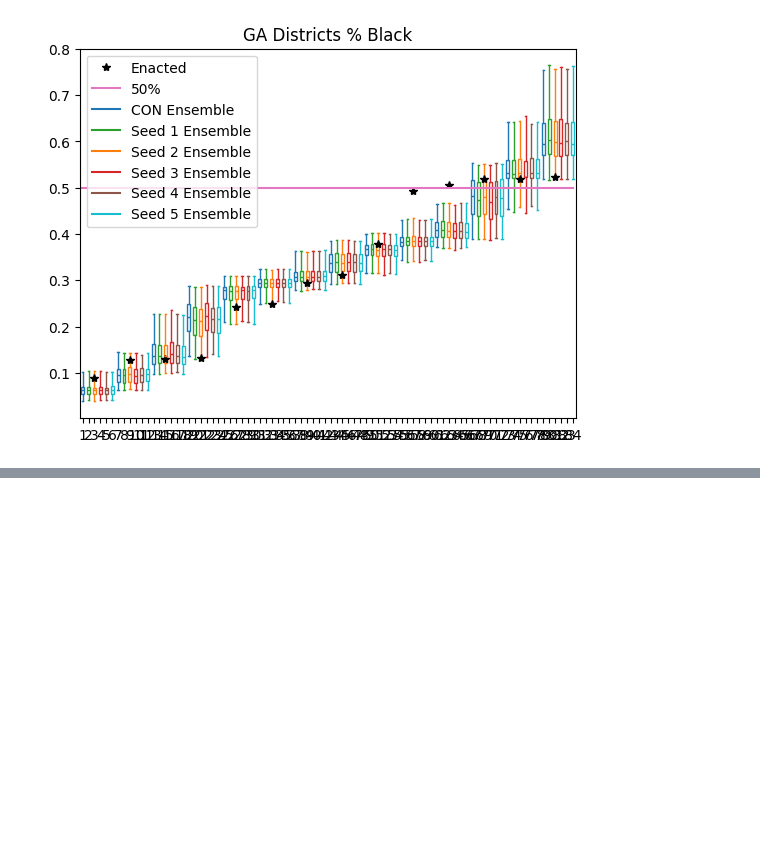
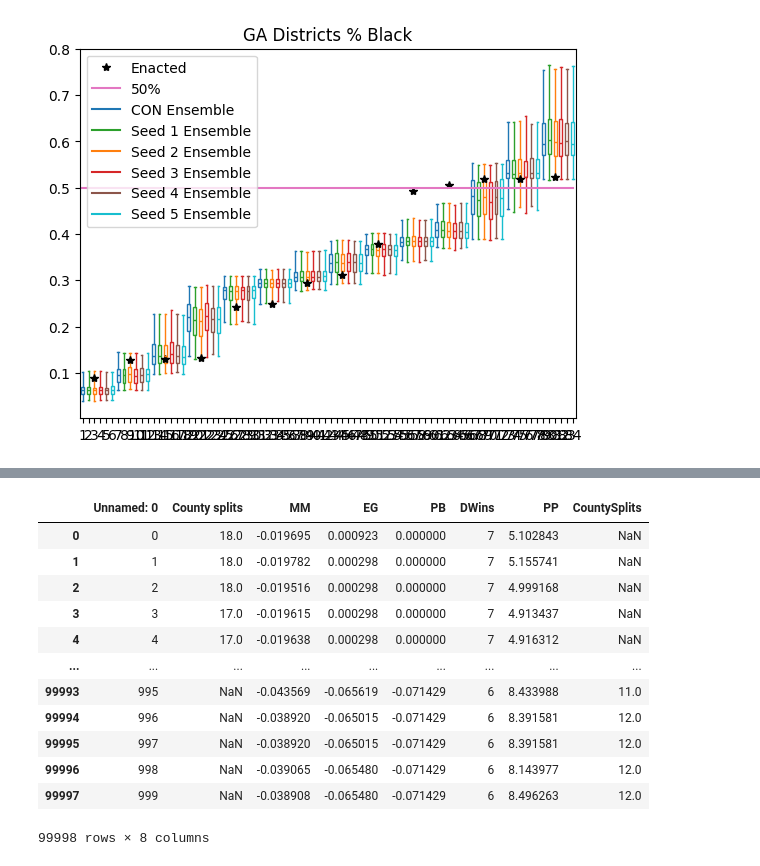
Before and after one commit to angela-moon/vra-analysis-south, a Jupyter notebook: GA/GA_Process_Ensemble_Outputs.ipynb, the cells around one changed output, grey strips where cells are left out. Saved outputs shown, nothing was run; the diff lists cells and outputs as text; code cells hidden in the pictures; blank space fills up the shorter version.

```diff
--- a/GA/GA_Process_Ensemble_Outputs.ipynb
+++ b/GA/GA_Process_Ensemble_Outputs.ipynb
@@ -563,0 +868,16 @@ plt.show()
+# %%
+df3
+# %% [output]
+|  | Unnamed: 0 | County splits | MM | EG | PB | DWins | PP | CountySplits |
+| 0 | 0 | 18.0 | -0.019695 | 0.000923 | 0.000000 | 7 | 5.102843 | NaN |
+| 1 | 1 | 18.0 | -0.019782 | 0.000298 | 0.000000 | 7 | 5.155741 | NaN |
+| 2 | 2 | 18.0 | -0.019516 | 0.000298 | 0.000000 | 7 | 4.999168 | NaN |
+| 3 | 3 | 17.0 | -0.019615 | 0.000298 | 0.000000 | 7 | 4.913437 | NaN |
+| 4 | 4 | 17.0 | -0.019638 | 0.000298 | 0.000000 | 7 | 4.916312 | NaN |
+| ... | ... | ... | ... | ... | ... | ... | ... | ... |
+| 99993 | 995 | NaN | -0.043569 | -0.065619 | -0.071429 | 6 | 8.433988 | 11.0 |
+| 99994 | 996 | NaN | -0.038920 | -0.065015 | -0.071429 | 6 | 8.391581 | 12.0 |
+| 99995 | 997 | NaN | -0.038920 | -0.065015 | -0.071429 | 6 | 8.391581 | 12.0 |
+| 99996 | 998 | NaN | -0.039065 | -0.065480 | -0.071429 | 6 | 8.143977 | 12.0 |
+| 99997 | 999 | NaN | -0.038908 | -0.065480 | -0.071429 | 6 | 8.496263 | 12.0 |
+99998 rows × 8 columns
```
Also changed, not shown: parts of 30 cells of this notebook, 5 other files.
